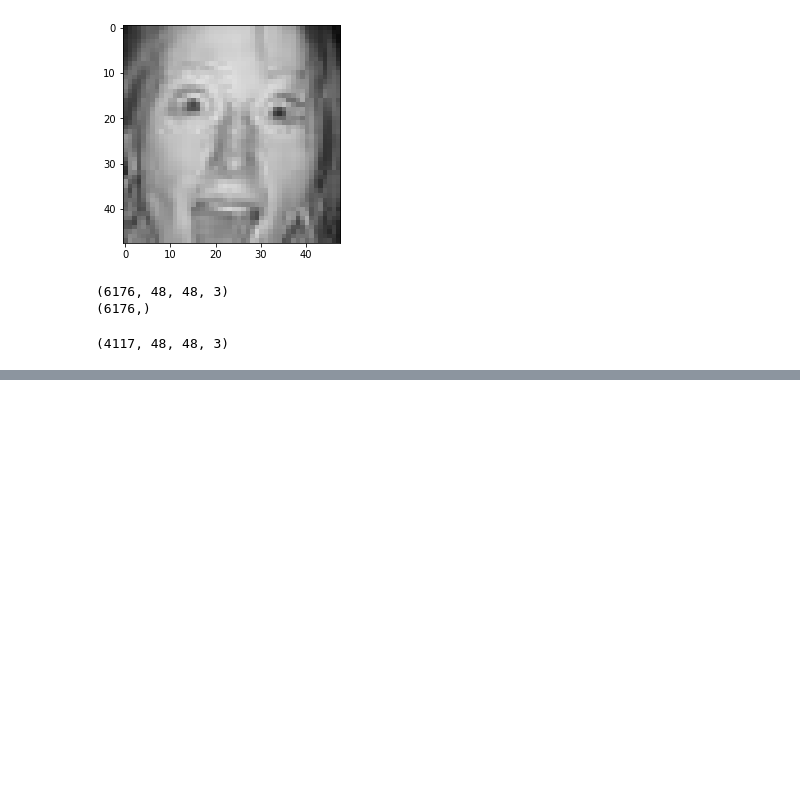
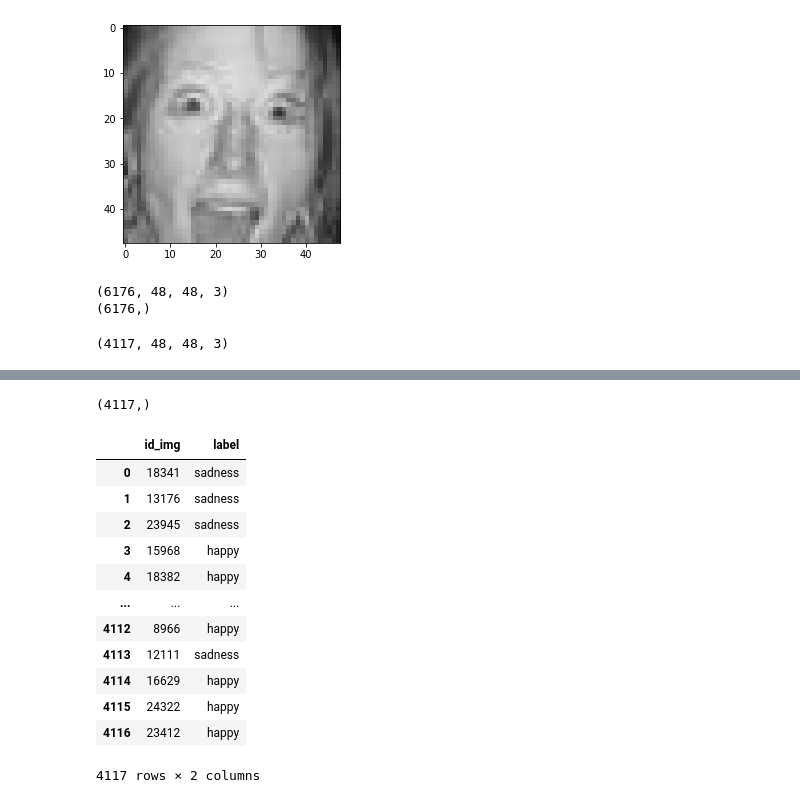
Before and after one commit to alfonsogarcia-git/data_science_nov2020_alfon, a Jupyter notebook: week12/day5/How_Am_I_Feeling_Kaggle/main_Alfon.ipynb, the cells around one changed output, grey strips where cells are left out. Drawn from its saved outputs; the diff is of its cells as text; code cells hidden in the pictures; blank space fills up the shorter version.

```diff
--- a/week12/day5/How_Am_I_Feeling_Kaggle/main_Alfon.ipynb
+++ b/week12/day5/How_Am_I_Feeling_Kaggle/main_Alfon.ipynb
@@ -52,6 +48,9 @@ plt.imshow(img)
 # Loading training data
 train_images = np.zeros((len(train['path']), 48, 48, 3), dtype='uint8')
 train_labels = np.array(train['label'])
+# Mapping the lables to numbers
+le = LabelEncoder()
+train_labels = le.fit_transform(train_labels)
 for i in range(len(train['path'])):
     train_images[i] = cv2.imread('train/' + train['path'][i])
 # %%
@@ -122,4 +134,6 @@ Function call stack:
 # %%
-predictions = model.predict(test_images)
+predictions = model.predict_classes(test_images)
 # %%
 predictions.shape
+# %% [output]
+(4117,)
@@ -128,0 +140,19 @@ print("test loss, test acc:", results)
+# %%
+predictions_strings = le.inverse_transform(predictions)
+# %%
+results_df = pd.DataFrame({'id_img': test['id_img'], 'label': predictions_strings})
+results_df
+# %% [output]
+|  | id_img | label |
+| 0 | 18341 | sadness |
+| 1 | 13176 | sadness |
+| 2 | 23945 | sadness |
+| 3 | 15968 | happy |
+| 4 | 18382 | happy |
+| ... | ... | ... |
+| 4112 | 8966 | happy |
+| 4113 | 12111 | sadness |
+| 4114 | 16629 | happy |
+| 4115 | 24322 | happy |
+| 4116 | 23412 | happy |
+4117 rows × 2 columns
```
Also changed, not shown: parts of 6 cells of this notebook, 3 other files.
